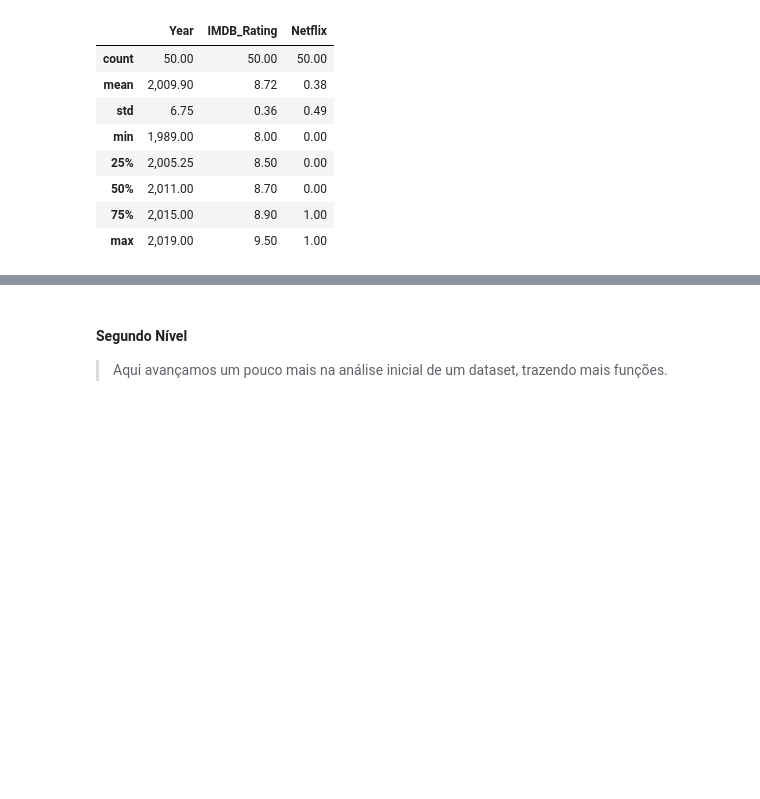
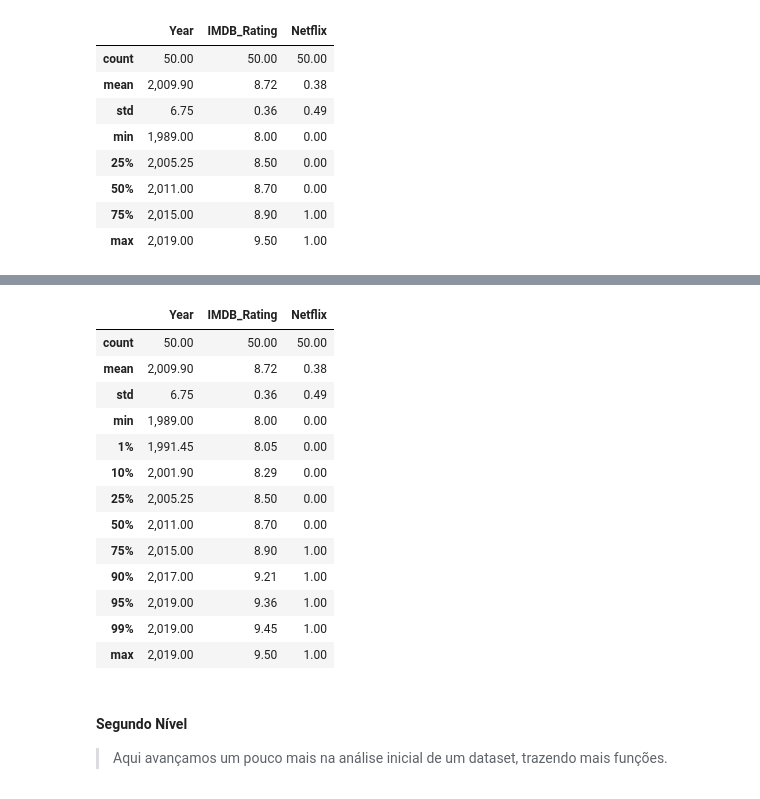
Before and after one commit to jotap53/claude_ciencia_de_dados, a Jupyter notebook: notebooks/notebook_de_treino.ipynb, the cells around one changed output, grey strips where cells are left out. Drawn from its saved outputs; the diff is of its cells as text; code cells hidden in the pictures; blank space fills up the shorter version.

Commit message:
modifica notebookk

```diff
--- a/notebooks/notebook_de_treino.ipynb
+++ b/notebooks/notebook_de_treino.ipynb
@@ -98,3 +123,22 @@ df.describe() # Estatísticas descritivas das colunas numéricas
+# %%
+df.describe(percentiles=[.01, .1, .25, .5, .75, .9, .95, .99]) # Com esse describe, coneguimos modificar os percentis. O padrão é apenas 25%, 50% e 75%. Com esse colocamos mais percentis.
+
+# Isso é útil para detectar outliers extremos. O percentil 99 te diz onde estão os 1% maiores valores — muito usado em análise de fraude, por exemplo.
+# %% [output]
+|  | Year | IMDB_Rating | Netflix |
+| count | 50.00 | 50.00 | 50.00 |
+| mean | 2,009.90 | 8.72 | 0.38 |
+| std | 6.75 | 0.36 | 0.49 |
+| min | 1,989.00 | 8.00 | 0.00 |
+| 1% | 1,991.45 | 8.05 | 0.00 |
+| 10% | 2,001.90 | 8.29 | 0.00 |
+| 25% | 2,005.25 | 8.50 | 0.00 |
+| 50% | 2,011.00 | 8.70 | 0.00 |
+| 75% | 2,015.00 | 8.90 | 1.00 |
+| 90% | 2,017.00 | 9.21 | 1.00 |
+| 95% | 2,019.00 | 9.36 | 1.00 |
+| 99% | 2,019.00 | 9.45 | 1.00 |
+| max | 2,019.00 | 9.50 | 1.00 |
 # %% [markdown]
 #### **Segundo Nível**
 > Aqui avançamos um pouco mais na análise inicial de um dataset, trazendo mais funções.
```
Also changed, not shown: parts of 4 cells of this notebook.
